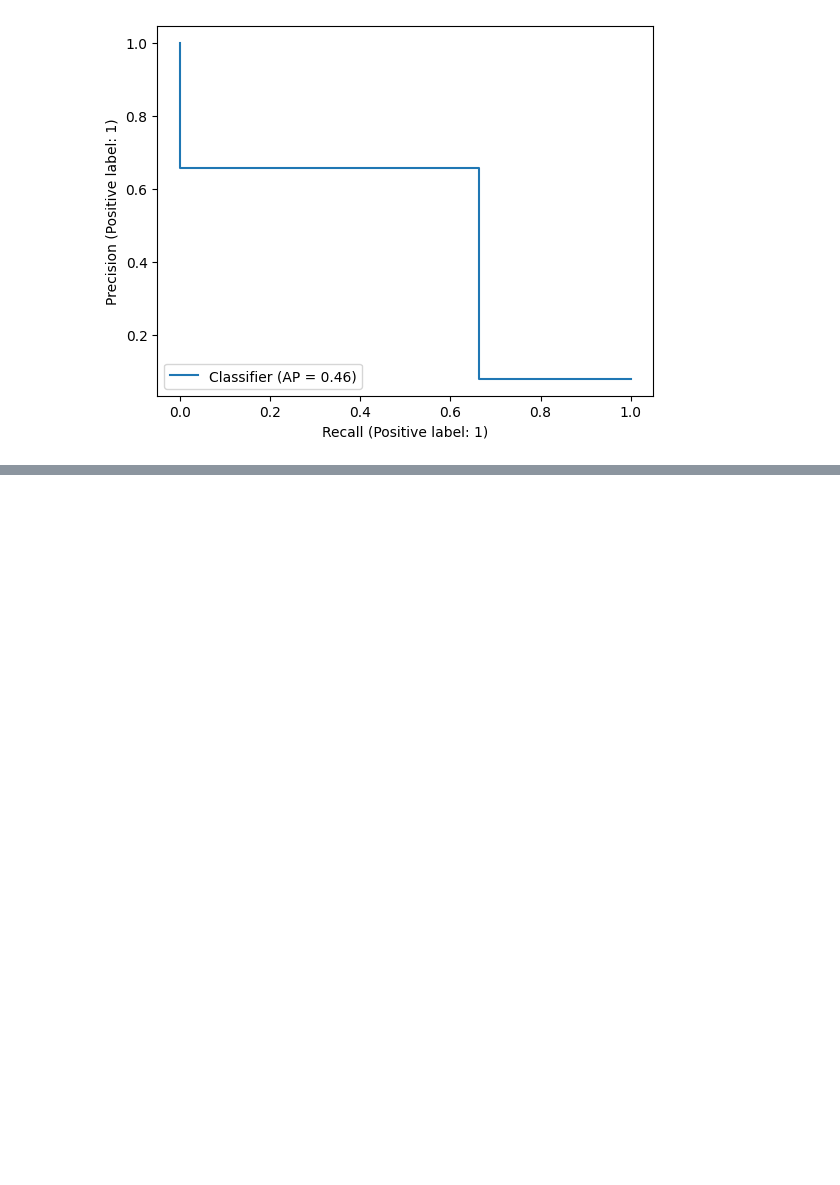
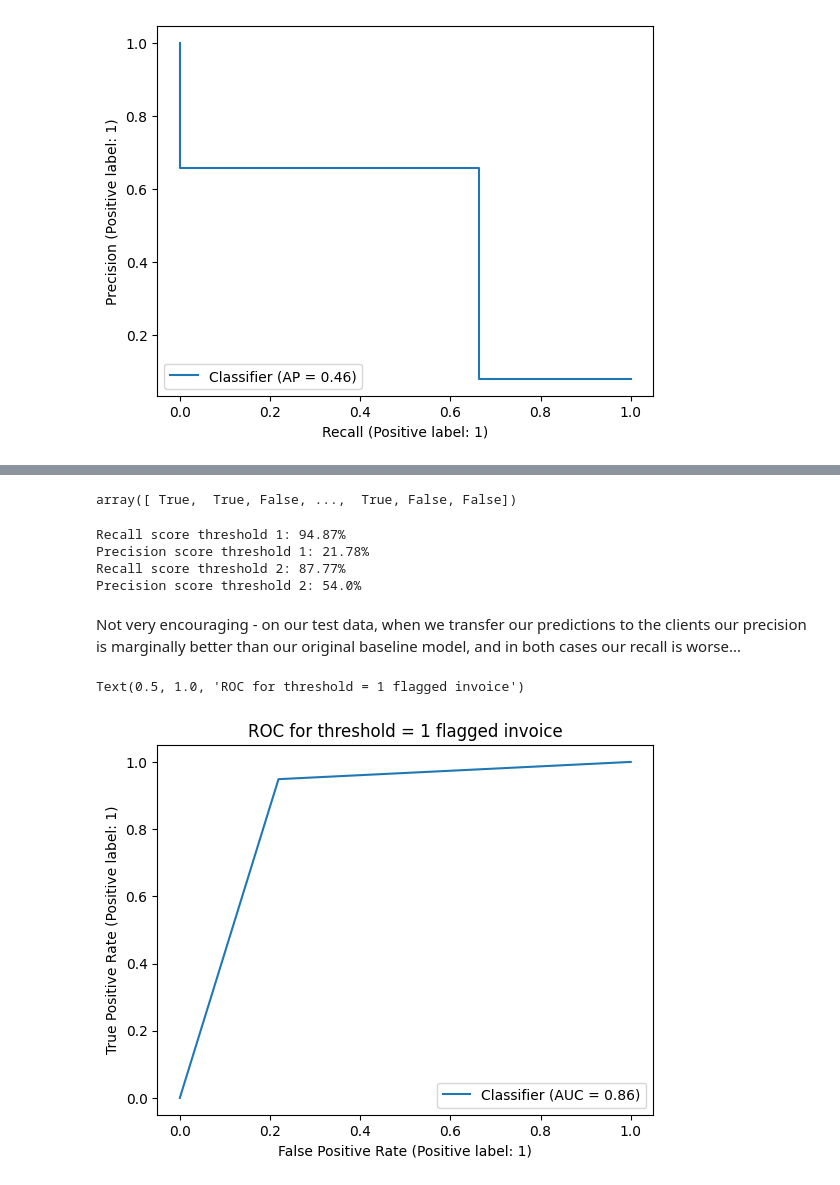
Before and after one commit to TomPreto/Fraud-Detection-ML, a Jupyter notebook: Decision_Tree_Random_Forest.ipynb, the cells around one changed output, grey strips where cells are left out. Cells and saved outputs as stored; diff of their text form; code cells hidden in the pictures; blank space fills up the shorter version.

```diff
--- a/Decision_Tree_Random_Forest.ipynb
+++ b/Decision_Tree_Random_Forest.ipynb
@@ -135,0 +227,5 @@ PrecisionRecallDisplay.from_predictions(y_test, y_pred)
+# %%
+#Add predictions columns based on different thresholds
+
+dfc_test_clients.eval("thresh_1 = num_flags >= 1", inplace=True)
+dfc_test_clients.eval("thresh_2 = num_flags >= 2", inplace=True)
@@ -135,0 +252,31 @@ PrecisionRecallDisplay.from_predictions(y_test, y_pred)
+# %%
+# now we can finally calculate the scores based on these
+
+y_true = dfc_test_clients.target.values
+y_pred_thresh1 = dfc_test_clients.thresh_1.values
+y_pred_thresh2 = dfc_test_clients.thresh_2.values
+# %%
+y_pred_thresh1
+# %% [output]
+array([ True,  True, False, ...,  True, False, False])
+# %%
+print("Recall score threshold 1: {}%".format(round(recall_score(y_true,y_pred_thresh1) * 100, 2)))
+
+print("Precision score threshold 1: {}%".format(round(precision_score(y_true,y_pred_thresh1) * 100, 2)))
+
+print("Recall score threshold 2: {}%".format(round(recall_score(y_true,y_pred_thresh2) * 100, 2)))
+
+print("Precision score threshold 2: {}%".format(round(precision_score(y_true,y_pred_thresh2) * 100, 2)))
+# %% [output]
+Recall score threshold 1: 94.87%
+Precision score threshold 1: 21.78%
+Recall score threshold 2: 87.77%
+Precision score threshold 2: 54.0%
+# %% [markdown]
+Not very encouraging - on our test data, when we transfer our predictions to the clients our precision is marginally better than our original baseline model, and in both cases our recall is worse...
+# %%
+RocCurveDisplay.from_predictions(y_true,y_pred_thresh1)
+plt.title("ROC for threshold = 1 flagged invoice")
+# %% [output]
+Text(0.5, 1.0, 'ROC for threshold = 1 flagged invoice')
+[figure, added]
```
Also changed, not shown: parts of 26 cells of this notebook, 1 other file.
